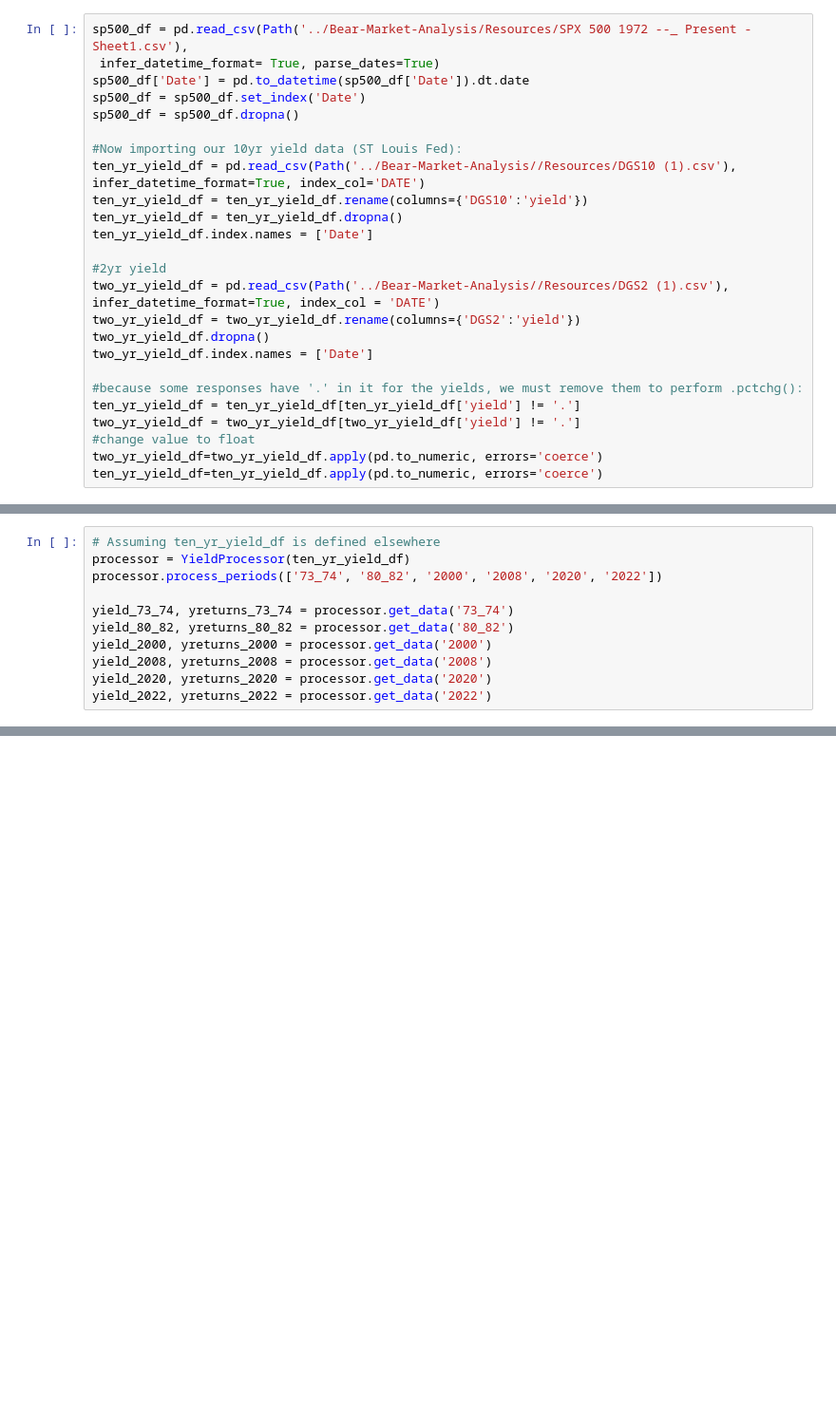
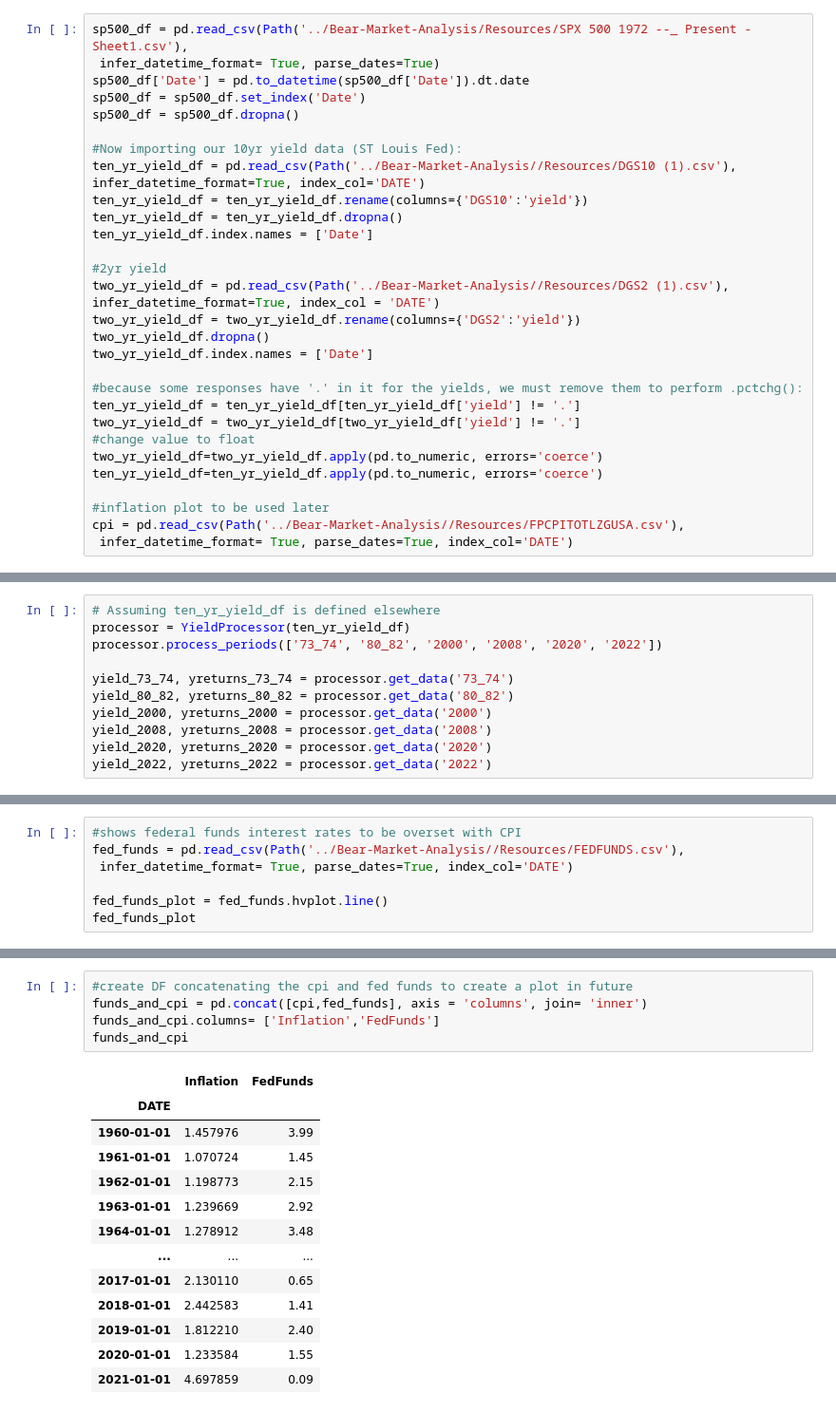
Before and after one commit to justin-donnelly/Bear-Market-Analysis, a Jupyter notebook: new_code.ipynb, the cells around one changed output, grey strips where cells are left out. Shown: that part at 95% size. Saved outputs shown, nothing was run; the diff lists cells and outputs as text; blank space fills up the shorter version.

```diff
--- a/new_code.ipynb
+++ b/new_code.ipynb
@@ -38,6 +37,10 @@ two_yr_yield_df = two_yr_yield_df[two_yr_yield_df['yield'] != '.']
 #change value to float
 two_yr_yield_df=two_yr_yield_df.apply(pd.to_numeric, errors='coerce')
 ten_yr_yield_df=ten_yr_yield_df.apply(pd.to_numeric, errors='coerce')
+
+#inflation plot to be used later
+cpi = pd.read_csv(Path('../Bear-Market-Analysis//Resources/FPCPITOTLZGUSA.csv'),
+ infer_datetime_format= True, parse_dates=True, index_col='DATE')
 # %%
 # Assuming sp500_df is defined elsewhere
 processor = BearMarket(sp500_df)
@@ -83,0 +181,7 @@ AttributeError: 'numpy.ndarray' object has no attribute 'corr'
+# %%
+#shows federal funds interest rates to be overset with CPI
+fed_funds = pd.read_csv(Path('../Bear-Market-Analysis//Resources/FEDFUNDS.csv'),
+ infer_datetime_format= True, parse_dates=True, index_col='DATE')
+
+fed_funds_plot = fed_funds.hvplot.line()
+fed_funds_plot
@@ -83,0 +190,19 @@ AttributeError: 'numpy.ndarray' object has no attribute 'corr'
+# %%
+#create DF concatenating the cpi and fed funds to create a plot in future
+funds_and_cpi = pd.concat([cpi,fed_funds], axis = 'columns', join= 'inner')
+funds_and_cpi.columns= ['Inflation','FedFunds']
+funds_and_cpi
+# %% [output]
+|  | Inflation | FedFunds |
+| DATE |  |  |
+| 1960-01-01 | 1.457976 | 3.99 |
+| 1961-01-01 | 1.070724 | 1.45 |
+| 1962-01-01 | 1.198773 | 2.15 |
+| 1963-01-01 | 1.239669 | 2.92 |
+| 1964-01-01 | 1.278912 | 3.48 |
+| ... | ... | ... |
+| 2017-01-01 | 2.130110 | 0.65 |
+| 2018-01-01 | 2.442583 | 1.41 |
+| 2019-01-01 | 1.812210 | 2.40 |
+| 2020-01-01 | 1.233584 | 1.55 |
+| 2021-01-01 | 4.697859 | 0.09 |
```
Also changed, not shown: parts of 15 cells of this notebook.
